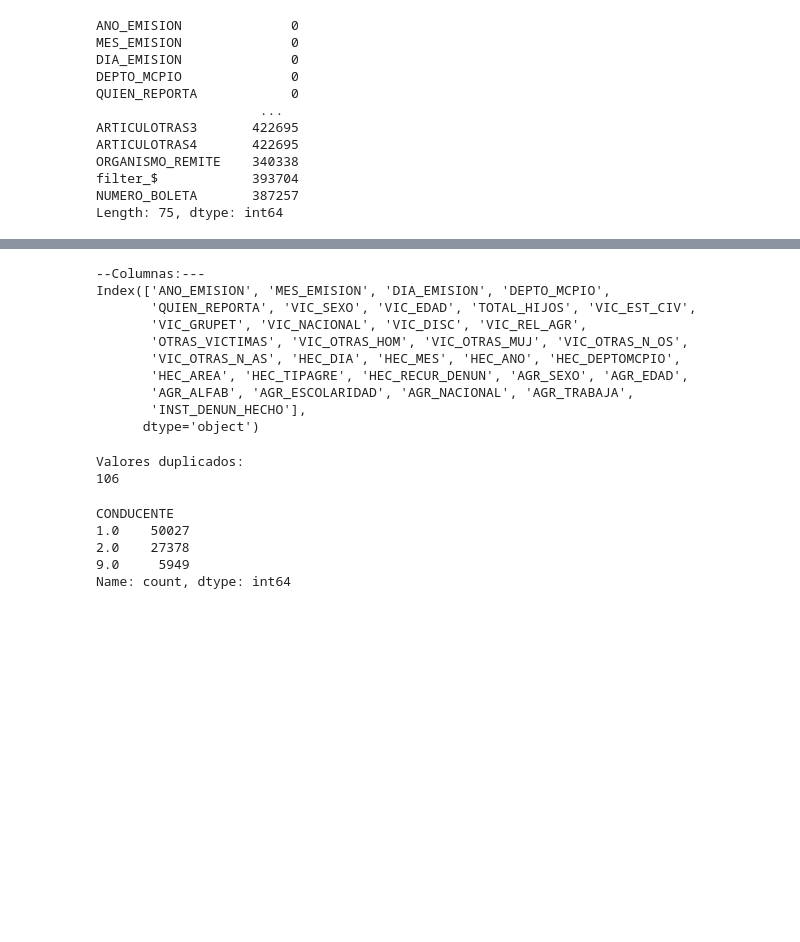
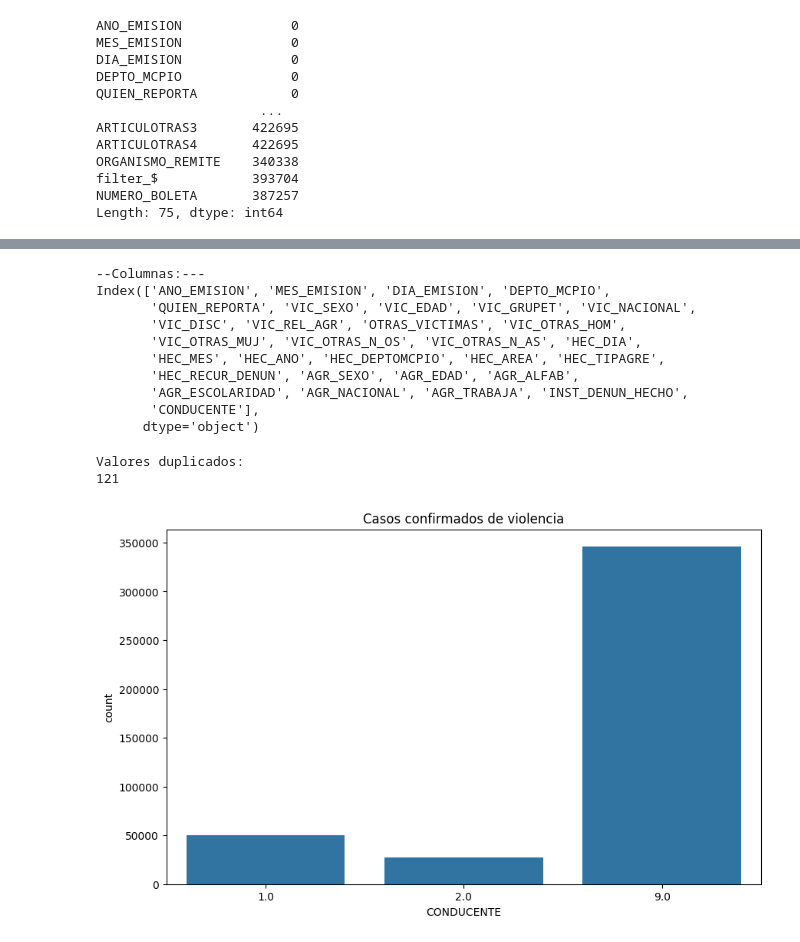
Before and after one commit to angelargd8/Proyecto3-MDD, a Jupyter notebook: main.ipynb, the cells around one changed output, grey strips where cells are left out. Drawn from its saved outputs; the diff is of its cells as text; code cells hidden in the pictures; blank space fills up the shorter version.

```diff
--- a/main.ipynb
+++ b/main.ipynb
@@ -502,5 +502,8 @@ Valores imputados en la columna VIC_EST_CIV:
 423691    1.000000
 Name: TOTAL_HIJOS, Length: 423692, dtype: float64
 # %%
+# reemplazar los valores nan por 9.0 que es ignorado
+df_violencia['CONDUCENTE'].fillna(9.0, inplace=True)
+
 #eliminar columnas con valores nulos
 df_violencia = df_violencia.dropna(axis=1)
@@ -511,13 +521,13 @@ print(df_violencia.columns)
 # %% [output]
 --Columnas:---
 Index(['ANO_EMISION', 'MES_EMISION', 'DIA_EMISION', 'DEPTO_MCPIO',
-       'QUIEN_REPORTA', 'VIC_SEXO', 'VIC_EDAD', 'TOTAL_HIJOS', 'VIC_EST_CIV',
-       'VIC_GRUPET', 'VIC_NACIONAL', 'VIC_DISC', 'VIC_REL_AGR',
-       'OTRAS_VICTIMAS', 'VIC_OTRAS_HOM', 'VIC_OTRAS_MUJ', 'VIC_OTRAS_N_OS',
-       'VIC_OTRAS_N_AS', 'HEC_DIA', 'HEC_MES', 'HEC_ANO', 'HEC_DEPTOMCPIO',
-       'HEC_AREA', 'HEC_TIPAGRE', 'HEC_RECUR_DENUN', 'AGR_SEXO', 'AGR_EDAD',
-       'AGR_ALFAB', 'AGR_ESCOLARIDAD', 'AGR_NACIONAL', 'AGR_TRABAJA',
-       'INST_DENUN_HECHO'],
+       'QUIEN_REPORTA', 'VIC_SEXO', 'VIC_EDAD', 'VIC_GRUPET', 'VIC_NACIONAL',
+       'VIC_DISC', 'VIC_REL_AGR', 'OTRAS_VICTIMAS', 'VIC_OTRAS_HOM',
+       'VIC_OTRAS_MUJ', 'VIC_OTRAS_N_OS', 'VIC_OTRAS_N_AS', 'HEC_DIA',
+       'HEC_MES', 'HEC_ANO', 'HEC_DEPTOMCPIO', 'HEC_AREA', 'HEC_TIPAGRE',
+       'HEC_RECUR_DENUN', 'AGR_SEXO', 'AGR_EDAD', 'AGR_ALFAB',
+       'AGR_ESCOLARIDAD', 'AGR_NACIONAL', 'AGR_TRABAJA', 'INST_DENUN_HECHO',
+       'CONDUCENTE'],
       dtype='object')
 # %%
 #verificar los valores duplicados
@@ -525,15 +535,18 @@ print("\nValores duplicados:")
 print(df_violencia.duplicated().sum())
 # %% [output]
 Valores duplicados:
-106
+121
 # %%
 #eliminar los valores duplicados
 df_violencia = df_violencia.drop_duplicates()
-# %%
-df_violencia['CONDUCENTE'].value_counts()
-# %% [output]
-CONDUCENTE
-1.0    50027
-2.0    27378
-9.0     5949
-Name: count, dtype: int64
+# %%
+from matplotlib import pyplot as plt
+import seaborn as sns
+df_violencia['CONDUCENTE'].value_counts()
+
+plt.figure(figsize=(10, 6))
+sns.countplot(data=df_violencia, x='CONDUCENTE')
+plt.title('Casos confirmados de violencia')
+plt.show()
+# %% [output]
+[figure, added]
```
Also changed, not shown: parts of 5 cells of this notebook.
